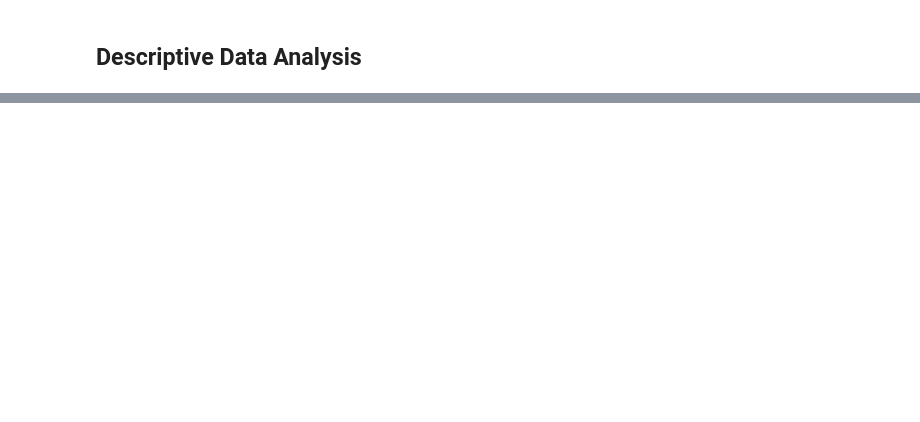
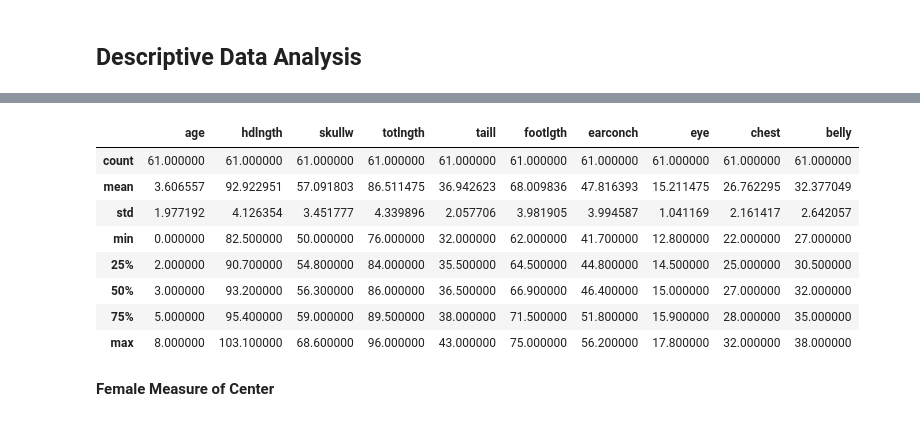
Before and after one commit to KudoroEsther/Files-Data_Analysis-, a Jupyter notebook: Statistics/Task_18_Statistics.ipynb, the cells around one changed output, grey strips where cells are left out. Drawn from its saved outputs; the diff is of its cells as text; code cells hidden in the pictures; blank space fills up the shorter version.

```diff
--- a/Statistics/Task_18_Statistics.ipynb
+++ b/Statistics/Task_18_Statistics.ipynb
@@ -118,0 +167,4 @@ dtype: int64
+# %%
+male_possum = possum[possum["sex"] == "m"]
+print(f"Number of male possums: {male_possum.shape[0]}")
+male_possum.head()
@@ -118,0 +195,6 @@ dtype: int64
+# %%
+locked_male_possum = male_possum.loc[:, "age":"belly"]
+median_male_possum = locked_male_possum.median()
+mean_male_possum = locked_male_possum.mean()
+
+print(f"\nMedian for male possums: \n{median_male_possum}")
@@ -118,0 +214,14 @@ dtype: int64
+# %%
+locked_male_possum.describe()
+# %% [output]
+|  | age | hdlngth | skullw | totlngth | taill | footlgth | earconch | eye | chest | belly |
+| count | 61.000000 | 61.000000 | 61.000000 | 61.000000 | 61.000000 | 61.000000 | 61.000000 | 61.000000 | 61.000000 | 61.000000 |
+| mean | 3.606557 | 92.922951 | 57.091803 | 86.511475 | 36.942623 | 68.009836 | 47.816393 | 15.211475 | 26.762295 | 32.377049 |
+| std | 1.977192 | 4.126354 | 3.451777 | 4.339896 | 2.057706 | 3.981905 | 3.994587 | 1.041169 | 2.161417 | 2.642057 |
+| min | 0.000000 | 82.500000 | 50.000000 | 76.000000 | 32.000000 | 62.000000 | 41.700000 | 12.800000 | 22.000000 | 27.000000 |
+| 25% | 2.000000 | 90.700000 | 54.800000 | 84.000000 | 35.500000 | 64.500000 | 44.800000 | 14.500000 | 25.000000 | 30.500000 |
+| 50% | 3.000000 | 93.200000 | 56.300000 | 86.000000 | 36.500000 | 66.900000 | 46.400000 | 15.000000 | 27.000000 | 32.000000 |
+| 75% | 5.000000 | 95.400000 | 59.000000 | 89.500000 | 38.000000 | 71.500000 | 51.800000 | 15.900000 | 28.000000 | 35.000000 |
+| max | 8.000000 | 103.100000 | 68.600000 | 96.000000 | 43.000000 | 75.000000 | 56.200000 | 17.800000 | 32.000000 | 38.000000 |
+# %% [markdown]
+**Female Measure of Center**
```
Also changed, not shown: parts of 31 cells of this notebook, 1 other file.
